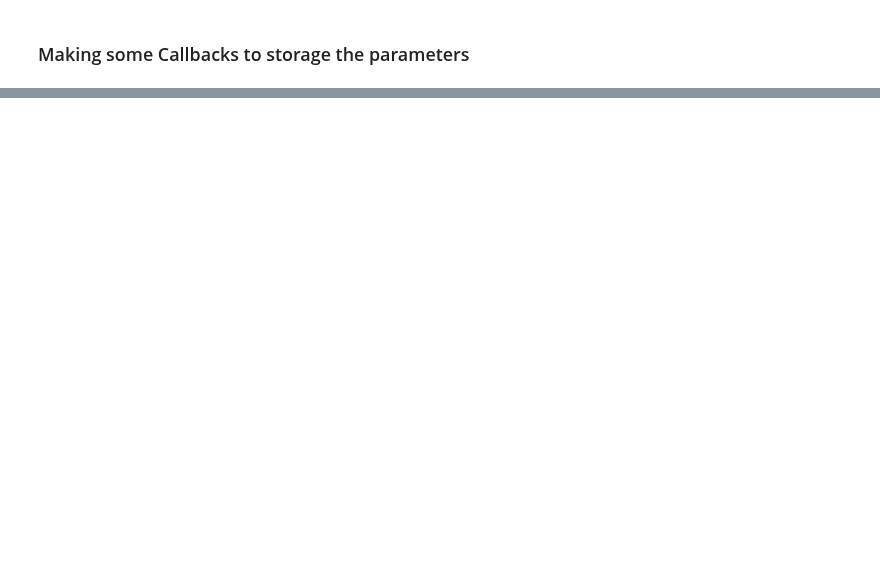
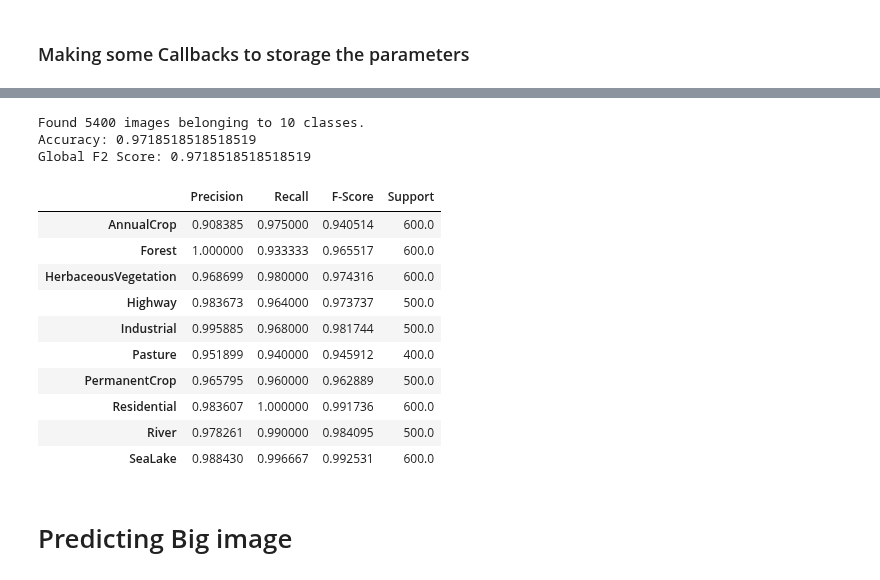
Before and after one commit to CSCCNY/final-project-landandbuildingsatimg-ccny, a Jupyter notebook: notebooks/scratch/00-SM-Tutorial_1.1_All_Dataset.ipynb, the cells around one changed output, grey strips where cells are left out. Drawn from its saved outputs; the diff is of its cells as text; code cells hidden in the pictures; blank space fills up the shorter version.

```diff
--- a/notebooks/scratch/00-SM-Tutorial_1.1_All_Dataset.ipynb
+++ b/notebooks/scratch/00-SM-Tutorial_1.1_All_Dataset.ipynb
@@ -537,0 +518,37 @@ NotFoundError: Failed to create a NewWriteableFile: model_weights.best_hdf5\vari
+# %%
+resnet50_model.load_weights('model_weights_best.hdf5')
+
+class_indices = train_generator.class_indices
+class_indices = dict((v,k) for k,v in class_indices.items())
+
+test_generator_new = test_gen.flow_from_directory(
+    directory=test_dir,
+    target_size=(64, 64),
+    batch_size=1,
+    class_mode=None,
+    color_mode='rgb',
+    shuffle=False,
+    seed=69
+)
+
+predictions = resnet50_model.predict_generator(test_generator_new, steps=len(test_generator_new.filenames))
+predicted_classes = np.argmax(np.rint(predictions), axis=1)
+true_classes = test_generator_new.classes
+
+prf, conf_mat = display_results(true_classes, predicted_classes, class_indices.values())
+prf
+# %% [output]
+Found 5400 images belonging to 10 classes.
+Accuracy: 0.9718518518518519
+Global F2 Score: 0.9718518518518519
+|  | Precision | Recall | F-Score | Support |
+| AnnualCrop | 0.908385 | 0.975000 | 0.940514 | 600.0 |
+| Forest | 1.000000 | 0.933333 | 0.965517 | 600.0 |
+| HerbaceousVegetation | 0.968699 | 0.980000 | 0.974316 | 600.0 |
+| Highway | 0.983673 | 0.964000 | 0.973737 | 500.0 |
+| Industrial | 0.995885 | 0.968000 | 0.981744 | 500.0 |
+| Pasture | 0.951899 | 0.940000 | 0.945912 | 400.0 |
+| PermanentCrop | 0.965795 | 0.960000 | 0.962889 | 500.0 |
+| Residential | 0.983607 | 1.000000 | 0.991736 | 600.0 |
+| River | 0.978261 | 0.990000 | 0.984095 | 500.0 |
+| SeaLake | 0.988430 | 0.996667 | 0.992531 | 600.0 |
@@ -537,0 +558,2 @@ NotFoundError: Failed to create a NewWriteableFile: model_weights.best_hdf5\vari
+# %% [markdown]
+# Predicting Big image
```
Also changed, not shown: parts of 31 cells of this notebook.
